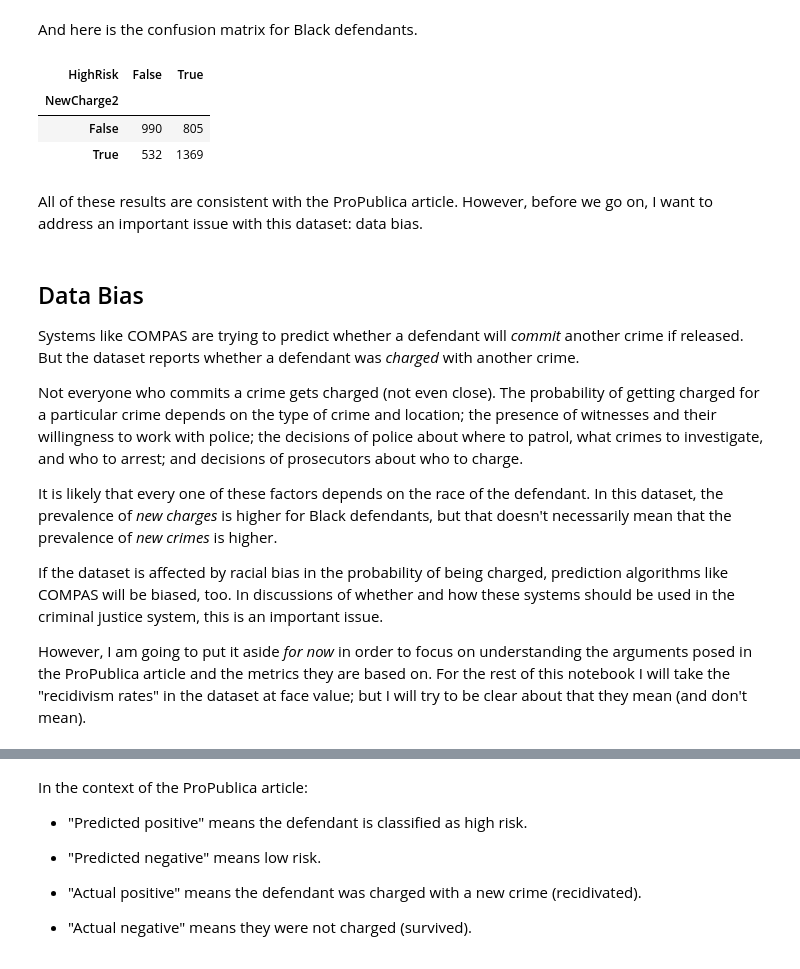
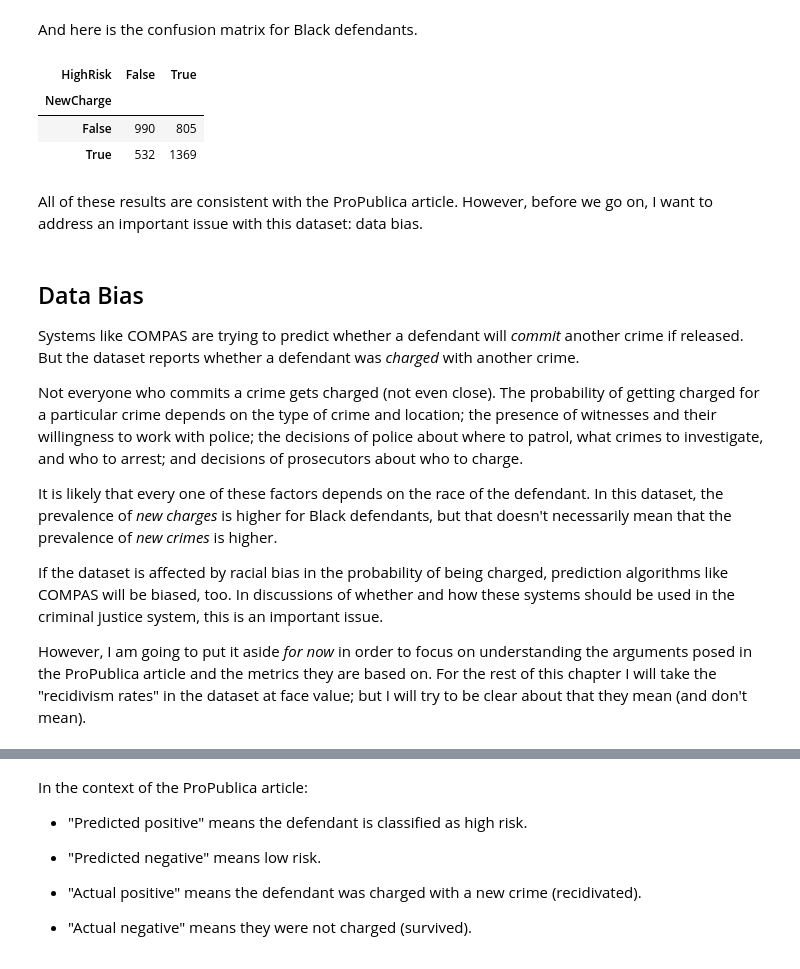
Before and after one commit to AllenDowney/RecidivismCaseStudy, a Jupyter notebook: 01_classification.ipynb, the cells around one changed output, grey strips where cells are left out. Saved outputs shown, nothing was run; the diff lists cells and outputs as text; code cells hidden in the pictures.

```diff
--- a/01_classification.ipynb
+++ b/01_classification.ipynb
@@ -176,7 +177,7 @@ Let's create another `Series`, called `new_charge_2`, that is `True` for defenda
 # %%
-new_charge_2 = (cp['two_year_recid'] == 1)
-new_charge_2.name = 'NewCharge2'
-values(new_charge_2)
+new_charge = (cp['two_year_recid'] == 1)
+new_charge.name = 'NewCharge'
+values(new_charge)
 # %% [output]
 False    3963
 True     3251
@@ -247,10 +248,10 @@ Name: black, dtype: int64
 # %% [markdown]
 And here is the confusion matrix for Black defendants.
 # %%
-pd.crosstab(new_charge_2[black], high_risk[black])
+pd.crosstab(new_charge[black], high_risk[black])
 # %% [output]
 | HighRisk | False | True |
-| NewCharge2 |  |  |
+| NewCharge |  |  |
 | False | 990 | 805 |
 | True | 532 | 1369 |
 # %% [markdown]
@@ -267,7 +268,7 @@ It is likely that every one of these factors depends on the race of the defendan
 
 If the dataset is affected by racial bias in the probability of being charged, prediction algorithms like COMPAS will be biased, too.  In discussions of whether and how these systems should be used in the criminal justice system, this is an important issue.
 
-However, I am going to put it aside *for now* in order to focus on understanding the arguments posed in the ProPublica article and the metrics they are based on.  For the rest of this notebook I will take the "recidivism rates" in the dataset at face value; but I will try to be clear about that they mean (and don't mean).
+However, I am going to put it aside *for now* in order to focus on understanding the arguments posed in the ProPublica article and the metrics they are based on.  For the rest of this chapter I will take the "recidivism rates" in the dataset at face value; but I will try to be clear about that they mean (and don't mean).
 # %% [markdown]
 ## Arranging the confusion matrix
 
```
Also changed, not shown: parts of 28 cells of this notebook.
